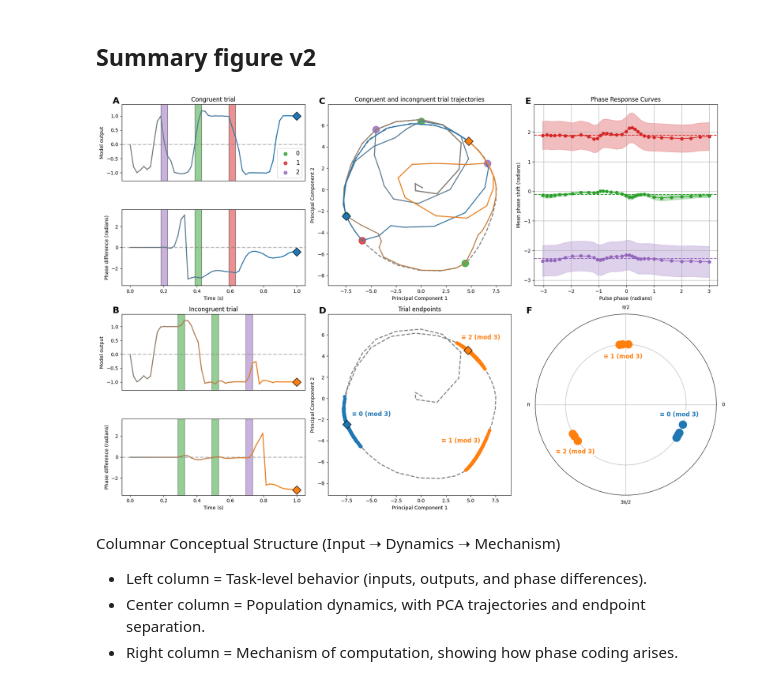
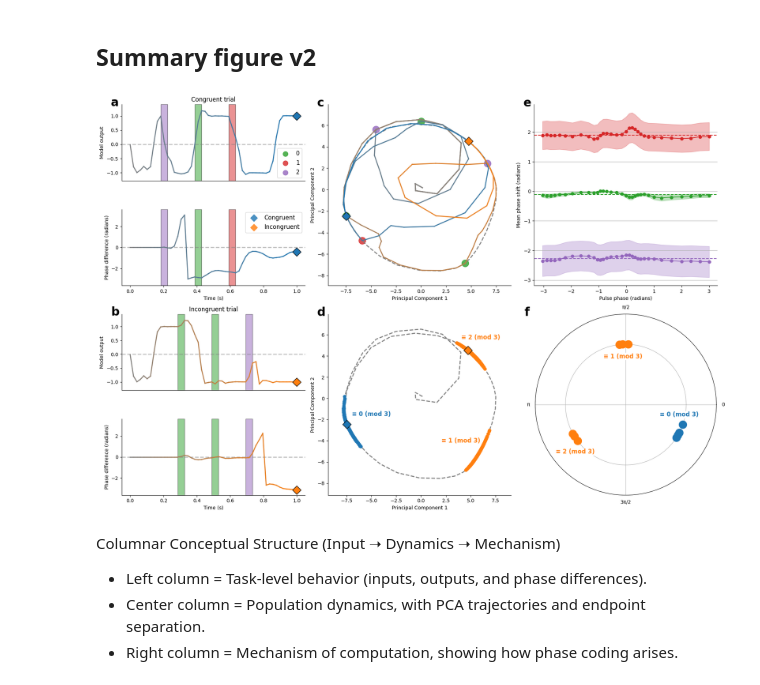
Before and after one commit to keith-murray/emergence-phase-codes, a Jupyter notebook: notebooks/phase_code_summary_figure.ipynb, the cells around one changed output. Drawn from its saved outputs; the diff is of its cells as text; code cells hidden in the pictures.

Commit message:
[update][figure][notebook] added svg figure to modify in Inkscape

```diff
--- a/notebooks/phase_code_summary_figure.ipynb
+++ b/notebooks/phase_code_summary_figure.ipynb
@@ -564,6 +564,8 @@ animator_1.color_integer_bars(decoded_congruent,)
 animator_1.add_stimulus_legend()
 ax_1.set_xticks([])
 ax_1.set_xlabel('')
+ax_1.spines['top'].set_visible(False)
+ax_1.spines['right'].set_visible(False)
 animator_1.figure()
 
 # Panel 4
@@ -576,7 +578,22 @@ animator_4.color_integer_bars(decoded_congruent,)
 ax_4.set_title('')
 ax_4.set_ylabel('Phase difference (radians)')
 ax_4.set_ylim(bottom=-jnp.pi-0.5, top=jnp.pi+0.5)
+ax_4.spines['top'].set_visible(False)
+ax_4.spines['right'].set_visible(False)
 animator_4.figure()
+
+congruent_labels = {
+    (1,): 'Congruent',
+    (-1,): 'Incongruent',
+}
+for label in classification_colors:
+    ax_4.scatter(
+        [], [],
+        color=classification_colors[label], marker="D", label=congruent_labels[label],
+        s=100, alpha=0.8,
+    )
+
+ax_4.legend(loc='upper right', fontsize=12, frameon=True)
 
 # Panel 2
 ax_2 = fig_anim.add_subplot(gs[2, 0,])
@@ -587,6 +604,8 @@ animator_2 = OutputAnimator(
 animator_2.color_integer_bars(decoded_incongruent,)
 ax_2.set_xticks([])
 ax_2.set_xlabel('')
+ax_2.spines['top'].set_visible(False)
+ax_2.spines['right'].set_visible(False)
 animator_2.figure()
 
 # Panel 5
@@ -599,6 +618,8 @@ animator_5.color_integer_bars(decoded_incongruent,)
 ax_5.set_title('')
 ax_5.set_ylabel('Phase difference (radians)')
 ax_5.set_ylim(bottom=-jnp.pi-0.5, top=jnp.pi+0.5)
+ax_5.spines['top'].set_visible(False)
+ax_5.spines['right'].set_visible(False)
 animator_5.figure()
 
 # Panel 3
@@ -606,11 +627,13 @@ ax_3 = fig_anim.add_subplot(gs[:2, 1])
 animator_3 = PCATrajectoryAnimator(
     ax_3, model_behavior, 1, 2,
     trajectory_indices, trajectory_colors,
-    'Congruent and incongruent trial trajectories', stimulus_colors=stimulus_colors,
+    '', stimulus_colors=stimulus_colors,
     null_trajectory=rates_pc_null,
 )
 animator_3.color_integer_points(-2, decoded_congruent,)
 animator_3.color_integer_points(-1, decoded_incongruent,)
+ax_3.spines['top'].set_visible(False)
+ax_3.spines['right'].set_visible(False)
 animator_3.figure()
 
 # Panel 8
@@ -618,8 +641,10 @@ ax_8 = fig_anim.add_subplot(gs[2:, 1,])
 animator_8 = PCAPopulationAnimator(
     ax_8, model_behavior, 1, 2, classification_colors,
     null_trajectory=rates_pc_null, highlight_indices=trajectory_indices,
-    title='Trial endpoints',
+    title='',
 )
+ax_8.spines['top'].set_visible(False)
+ax_8.spines['right'].set_visible(False)
 animator_8.figure()
 
 label_data = [
@@ -673,8 +698,9 @@ for i in range(MOD):
 
 ax_6.set_xlabel("Pulse phase (radians)")
 ax_6.set_ylabel("Mean phase shift (radians)")
-ax_6.set_title("Phase Response Curves")
-ax_6.grid(True)
+ax_6.spines['top'].set_visible(False)
+ax_6.spines['right'].set_visible(False)
+ax_6.grid(axis='y')
 
 # Panel 7
 # Custom cluster labels (anchor theta, radius)
@@ -697,41 +723,42 @@ for angle, radius, label, color in label_data:
         va='center',
         fontsize=12,
         color=color,
         fontweight='bold',
         zorder=3,
         bbox=dict(facecolor='white', edgecolor='none', pad=1),
     )
 
 ax_7.set_rmax(1.5)
 ax_7.set_rticks([1,])
 ax_7.set_yticklabels([])
 ax_7.set_thetagrids([0, 90, 180, 270], ['0', 'π/2', 'π', '3π/2'])
 
 # Subplot labels with manual coordinates (in axes-relative coordinates)
 label_specs = [
-    (ax_1, 'A', (-0.05, 1.1)),
-    (ax_2, 'B', (-0.05, 1.1)),
-    (ax_3, 'C', (-0.05, 1.04)),
-    (ax_8, 'D', (-0.05, 1.04)),
-    (ax_6, 'E', (-0.05, 1.04)),
-    (ax_7, 'F', (-0.05, 1.04)),
+    (ax_1, 'a', (-0.06, 1.1)),
+    (ax_2, 'b', (-0.06, 1.1)),
+    (ax_3, 'c', (-0.06, 1.04)),
+    (ax_8, 'd', (-0.06, 1.04)),
+    (ax_6, 'e', (-0.06, 1.04)),
+    (ax_7, 'f', (-0.06, 1.04)),
 ]
 
 for ax, label, (x, y) in label_specs:
     ax.text(
         x, y, label,
         transform=ax.transAxes,
-        fontsize=18,
+        fontsize=24,
         fontweight='bold',
         ha='left',
         va='top',
     )
 
 plt.tight_layout()
 plt.savefig('../results/phase_code_summary_figure.png')
+plt.savefig('../results/phase_code_summary_figure.svg')
 plt.show()
 # %% [output]
-[figure, old version]
+[figure, new version]
 # %% [markdown]
 Columnar Conceptual Structure (Input ➝ Dynamics ➝ Mechanism)
 - Left column = Task-level behavior (inputs, outputs, and phase differences).
```
Also changed, not shown: 2 other files.
